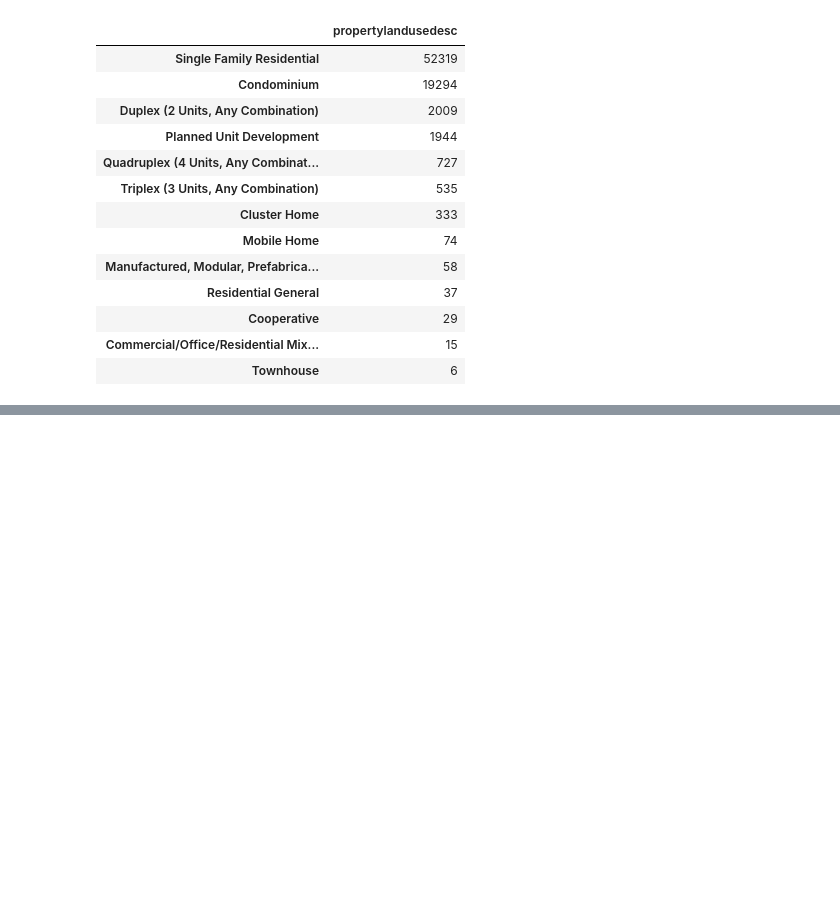
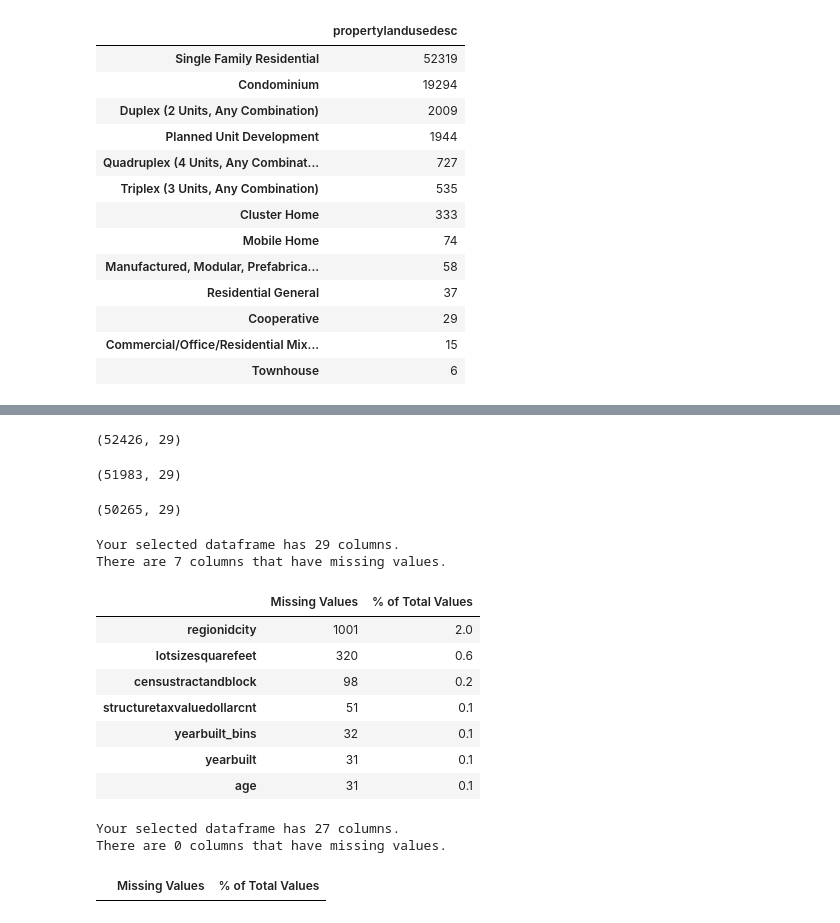
Before and after one commit to HeatherOrtegaMcMillan/Zillow_clustering_project, a Jupyter notebook: initial_notebook.ipynb, the cells around one changed output, grey strips where cells are left out. Drawn from its saved outputs; the diff is of its cells as text; code cells hidden in the pictures; blank space fills up the shorter version.

```diff
--- a/initial_notebook.ipynb
+++ b/initial_notebook.ipynb
@@ -361,0 +595,63 @@ def single_homes(df):
+# %%
+def remove_outliers(df, k, col_list):
+    '''
+    This function takes in a dataframe, k value, and column list and
+    k = number times interquartile range you would like to remove
+    col_list = names of columns you want outliers removed from
+    removes outliers from a list of columns in a dataframe
+    and return that dataframe
+    '''
+
+    for col in col_list:
+
+        q1, q3 = df[f'{col}'].quantile([.25, .75])  # get quartiles
+
+        iqr = q3 - q1   # calculate interquartile range
+
+        upper_bound = q3 + k * iqr   # get upper bound
+        lower_bound = q1 - k * iqr   # get lower bound
+
+        # return dataframe without outliers
+
+        df = df[(df[f'{col}'] > lower_bound) & (df[f'{col}'] < upper_bound)]
+
+    return df
+# %%
+def drop_zillow_outliers(df):
+    '''
+    '''
+
+    return df[((df.bathroomcnt <= 6) & (df.bathroomcnt > 0) &
+        (df.bedroomcnt <= 7) & (df.bedroomcnt > 0) &
+        (df.tax_rate < 15))]
+# %%
+df.shape
+# %% [output]
+(52426, 29)
+# %%
+df2 = drop_zillow_outliers(df)
+# %%
+df2.shape
+# %% [output]
+(51983, 29)
+# %%
+col_list = ['calculatedfinishedsquarefeet', 'taxamount']
+
+df2 = remove_outliers(df2, 3, col_list)
+# %%
+df2.shape
+# %% [output]
+(50265, 29)
+# %%
+missing_values_table(df2)
+# %% [output]
+Your selected dataframe has 29 columns.
+There are 7 columns that have missing values.
+|  | Missing Values | % of Total Values |
+| regionidcity | 1001 | 2.0 |
+| lotsizesquarefeet | 320 | 0.6 |
+| censustractandblock | 98 | 0.2 |
+| structuretaxvaluedollarcnt | 51 | 0.1 |
+| yearbuilt_bins | 32 | 0.1 |
+| yearbuilt | 31 | 0.1 |
+| age | 31 | 0.1 |
@@ -361,0 +684,6 @@ def single_homes(df):
+# %%
+missing_values_table(df2)
+# %% [output]
+Your selected dataframe has 27 columns.
+There are 0 columns that have missing values.
+|  | Missing Values | % of Total Values |
```
Also changed, not shown: parts of 31 cells of this notebook.
